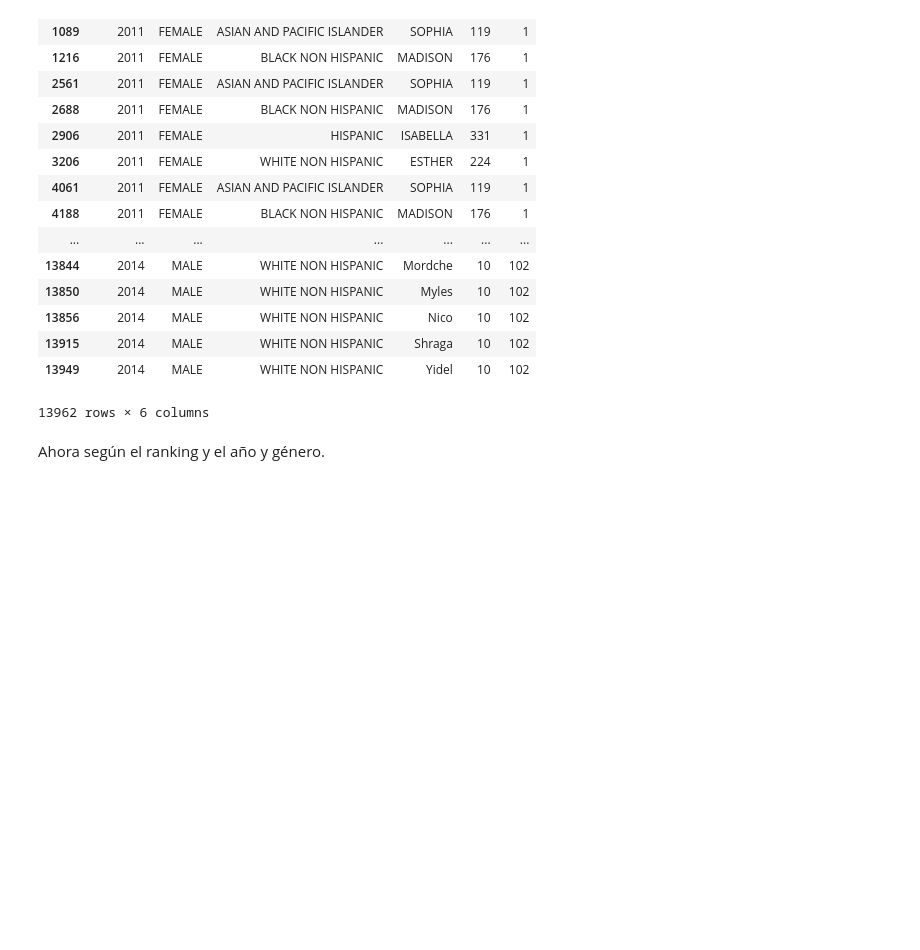
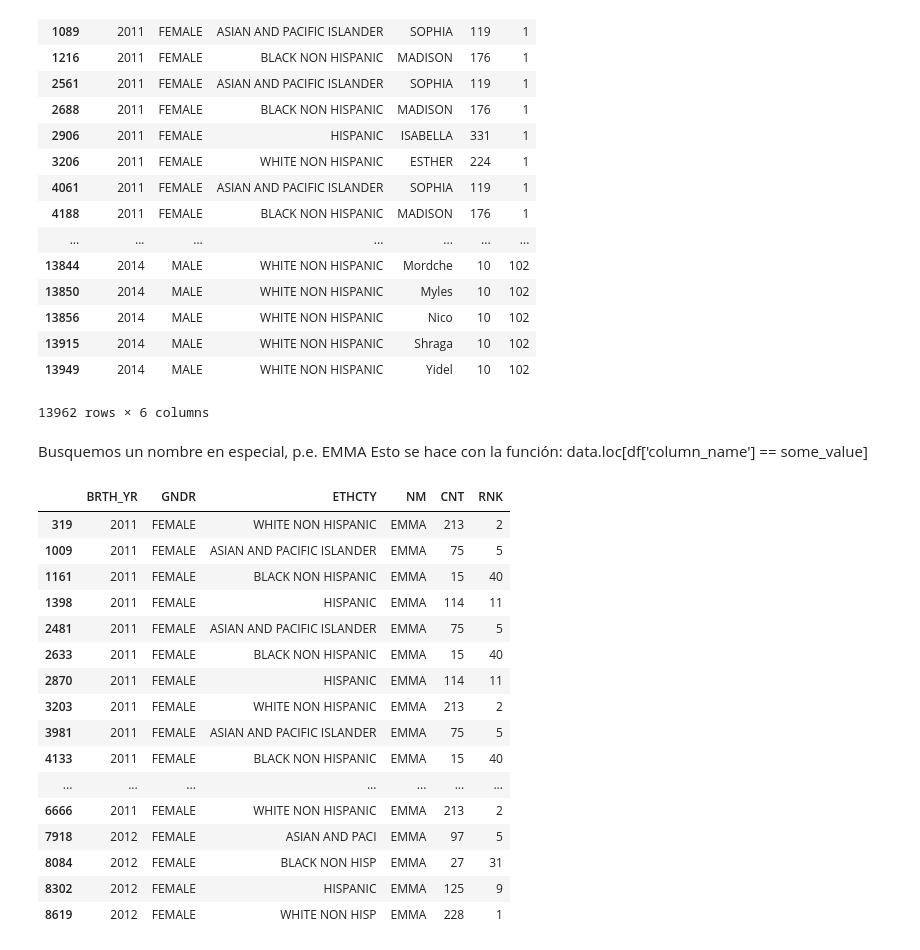
Before and after one commit to PythonUdeC/CPC19, a Jupyter notebook: process_csv_panda.ipynb, the cells around one changed output. Saved outputs shown, nothing was run; the diff lists cells and outputs as text; code cells hidden in the pictures; blank space fills up the shorter version.

```diff
--- a/process_csv_panda.ipynb
+++ b/process_csv_panda.ipynb
@@ -133,5 +135,26 @@ data.sort_values(['BRTH_YR','GNDR','RNK'])
 | 13915 | 2014 | MALE | WHITE NON HISPANIC | Shraga | 10 | 102 |
 | 13949 | 2014 | MALE | WHITE NON HISPANIC | Yidel | 10 | 102 |
 13962 rows × 6 columns
-# %% [markdown]
-Ahora según el ranking y el año y género.
+# %% [markdown]
+Busquemos un nombre en especial, p.e. EMMA
+Esto se hace con la función: data.loc[df['column_name'] == some_value]
+# %%
+data.loc[data['NM'] == "EMMA"]
+# %% [output]
+|  | BRTH_YR | GNDR | ETHCTY | NM | CNT | RNK |
+| 319 | 2011 | FEMALE | WHITE NON HISPANIC | EMMA | 213 | 2 |
+| 1009 | 2011 | FEMALE | ASIAN AND PACIFIC ISLANDER | EMMA | 75 | 5 |
+| 1161 | 2011 | FEMALE | BLACK NON HISPANIC | EMMA | 15 | 40 |
+| 1398 | 2011 | FEMALE | HISPANIC | EMMA | 114 | 11 |
+| 2481 | 2011 | FEMALE | ASIAN AND PACIFIC ISLANDER | EMMA | 75 | 5 |
+| 2633 | 2011 | FEMALE | BLACK NON HISPANIC | EMMA | 15 | 40 |
+| 2870 | 2011 | FEMALE | HISPANIC | EMMA | 114 | 11 |
+| 3203 | 2011 | FEMALE | WHITE NON HISPANIC | EMMA | 213 | 2 |
+| 3981 | 2011 | FEMALE | ASIAN AND PACIFIC ISLANDER | EMMA | 75 | 5 |
+| 4133 | 2011 | FEMALE | BLACK NON HISPANIC | EMMA | 15 | 40 |
+| ... | ... | ... | ... | ... | ... | ... |
+| 6666 | 2011 | FEMALE | WHITE NON HISPANIC | EMMA | 213 | 2 |
+| 7918 | 2012 | FEMALE | ASIAN AND PACI | EMMA | 97 | 5 |
+| 8084 | 2012 | FEMALE | BLACK NON HISP | EMMA | 27 | 31 |
+| 8302 | 2012 | FEMALE | HISPANIC | EMMA | 125 | 9 |
+| 8619 | 2012 | FEMALE | WHITE NON HISP | EMMA | 228 | 1 |
```
Also changed, not shown: parts of 3 cells of this notebook, 4 other files.
